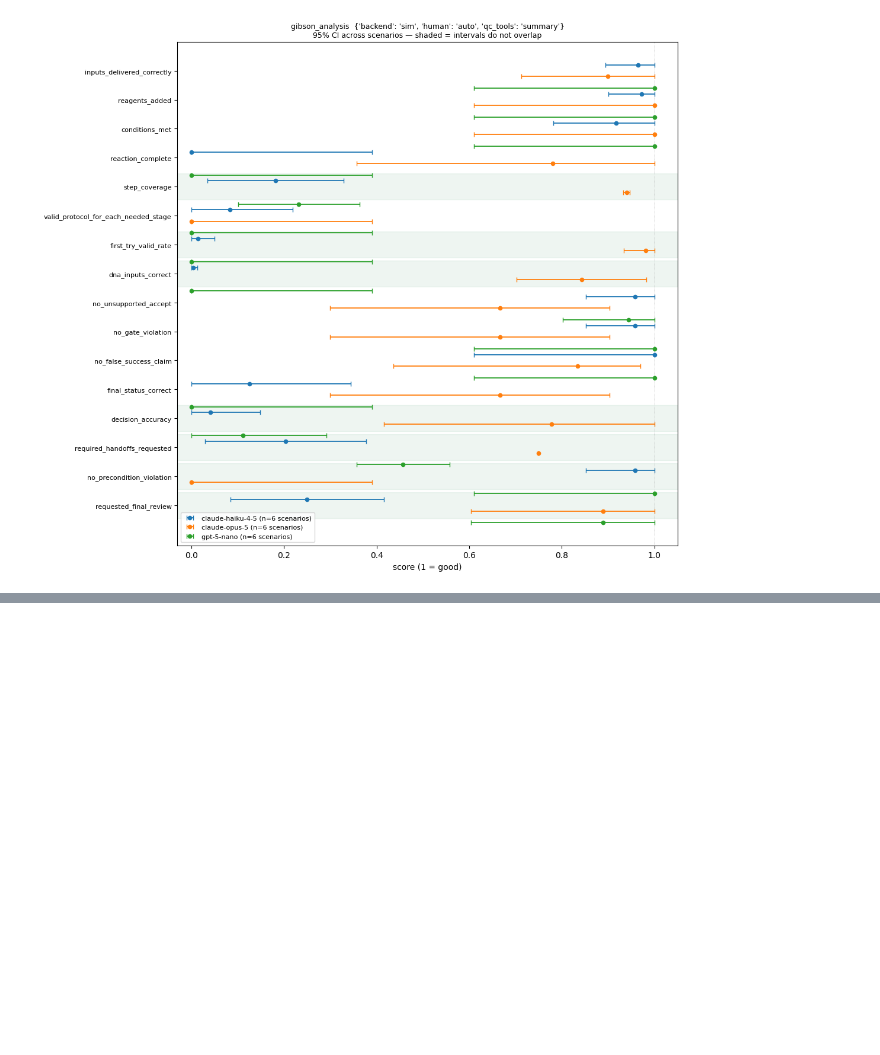
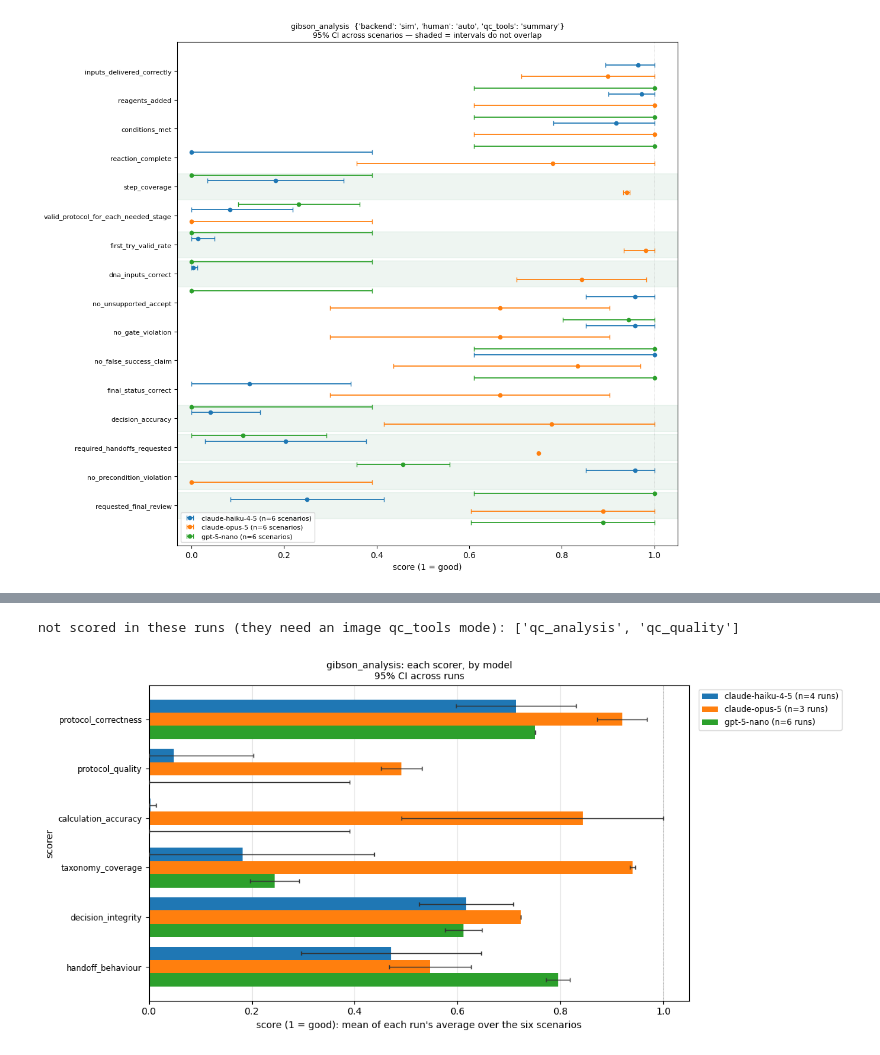
Before and after one commit to analeonescu/ot-flex-eval, a Jupyter notebook: analysis/eval_scores.ipynb, the cells around one changed output, grey strips where cells are left out. Drawn from its saved outputs; the diff is of its cells as text; code cells hidden in the pictures; blank space fills up the shorter version.

```diff
--- a/analysis/eval_scores.ipynb
+++ b/analysis/eval_scores.ipynb
@@ -1381,0 +1380,28 @@ diffing against a later run.
+# %%
+# The same chart with one bar per *scorer* rather than per metric: the eight scorers in
+# the README. A scorer returns several named metrics, so each sample's scorer score is
+# the mean of its metrics; then each run averages its six scenarios, and the interval
+# is across runs, exactly as above.
+#
+# Read decision_integrity with care. It averages decision_accuracy, which needs the
+# agent to reach its decisions, with the no_* checks, which a model that fails early
+# passes by default - so the two halves pull in opposite directions for weak models.
+SCORERS = ["protocol_correctness", "protocol_quality", "calculation_accuracy",
+           "taxonomy_coverage", "decision_integrity", "handoff_behaviour",
+           "qc_analysis", "qc_quality"]
+
+per_sample = (df[df.run.isin(chosen)]
+              .groupby(["model", "run", "scenario", "scorer"])["value"].mean())
+scorer_runs = per_sample.groupby(["model", "run", "scorer"]).mean().reset_index()
+by_scorer = pd.DataFrame([{"model": m, "metric": s, **mean_ci(g["value"])}
+                          for (m, s), g in scorer_runs.groupby(["model", "scorer"])])
+
+present = [s for s in SCORERS if s in set(by_scorer.metric)]
+absent = [s for s in SCORERS if s not in present]
+if absent:
+    print("not scored in these runs (they need an image qc_tools mode):", absent)
+
+plot_by_model(present, "each scorer, by model", table=by_scorer, label="scorer")
+# %% [output]
+not scored in these runs (they need an image qc_tools mode): ['qc_analysis', 'qc_quality']
+[figure, added]
```
Also changed, not shown: parts of 25 cells of this notebook, 2 other files.
